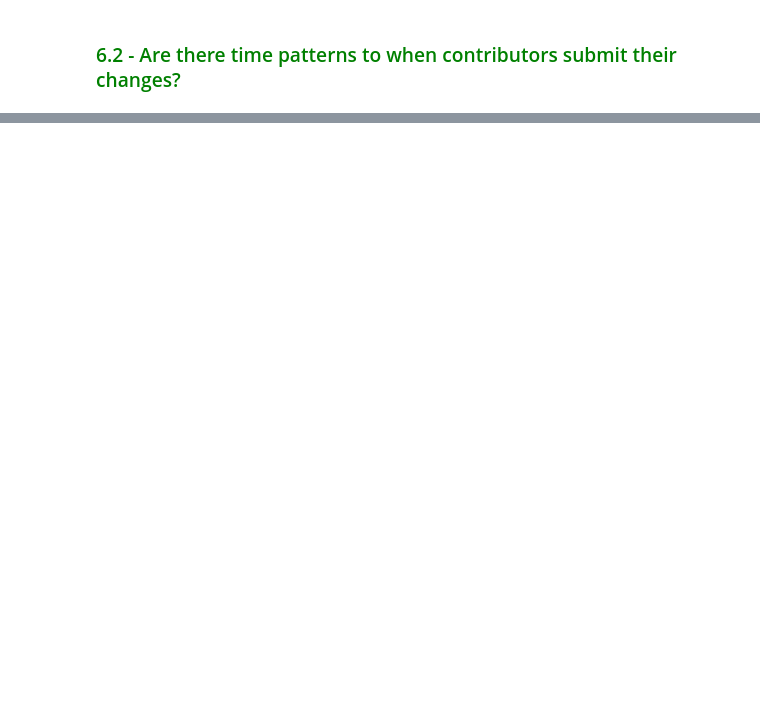
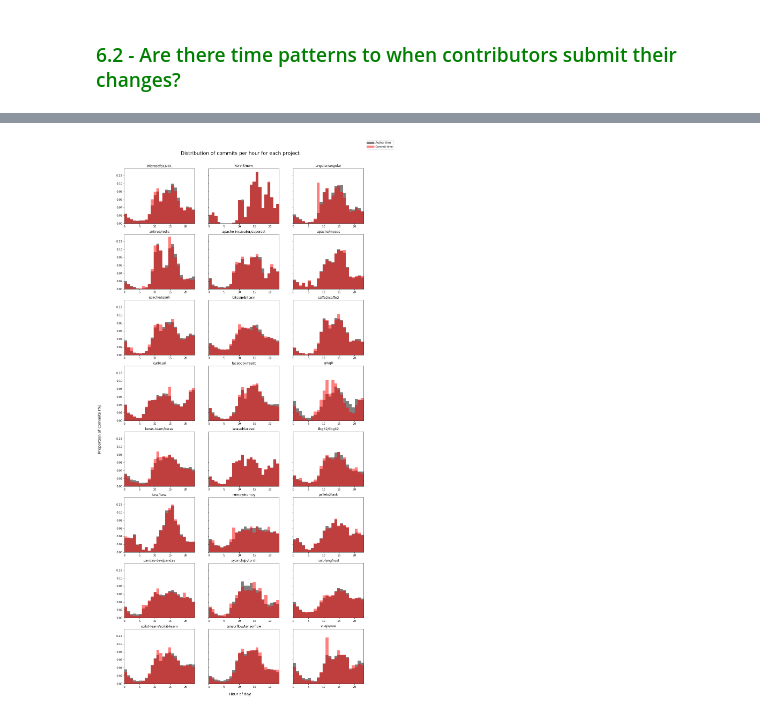
Before and after one commit to GermainZ/AppliedDataAnalysisProject, a Jupyter notebook: data_pipeline.ipynb, the cells around one changed output, grey strips where cells are left out. Saved outputs shown, nothing was run; the diff lists cells and outputs as text; code cells hidden in the pictures; blank space fills up the shorter version.

```diff
--- a/data_pipeline.ipynb
+++ b/data_pipeline.ipynb
@@ -1006,0 +1003,21 @@ proportion per committer
+# %%
+author_time_hour = commits_df.groupby('project').author_time.apply(lambda x: [t.hour for t in x])
+committer_time_hour = commits_df.groupby('project').committer_time.apply(lambda x: [t.hour for t in x])
+
+fig, ax = plt.subplots(8, 3, sharey=True)
+fig.set_size_inches(16, 30)
+ax = ax.flatten()
+for i, project in enumerate(author_time_hour.index):
+    ax[i].hist(author_time_hour[i], bins=24, color='k', alpha=0.5, density=True)
+    ax[i].hist(committer_time_hour[i], bins=24, color='r', alpha=0.5, density=True)
+    ax[i].margins(x=0)
+    ax[i].set_title(project)
+
+fig.subplots_adjust(top=0.95, bottom=0.06)
+fig.text(0.5, 0.04, 'Hour of day', ha='center', fontsize=14)
+fig.text(0.04, 0.5, 'Proportion of commits (%)', va='center', rotation='vertical', fontsize=14)
+fig.suptitle('Distribution of commits per hour for each project', fontsize=18)
+custom_lines = [Line2D([0], [0], color='k', alpha=0.5, lw=8), Line2D([0], [0], color='r', alpha=0.5, lw=8)]
+fig.legend(custom_lines, ['Author time', 'Commit time']);
+# %% [output]
+[figure, added]
```
Also changed, not shown: parts of 11 cells of this notebook.
